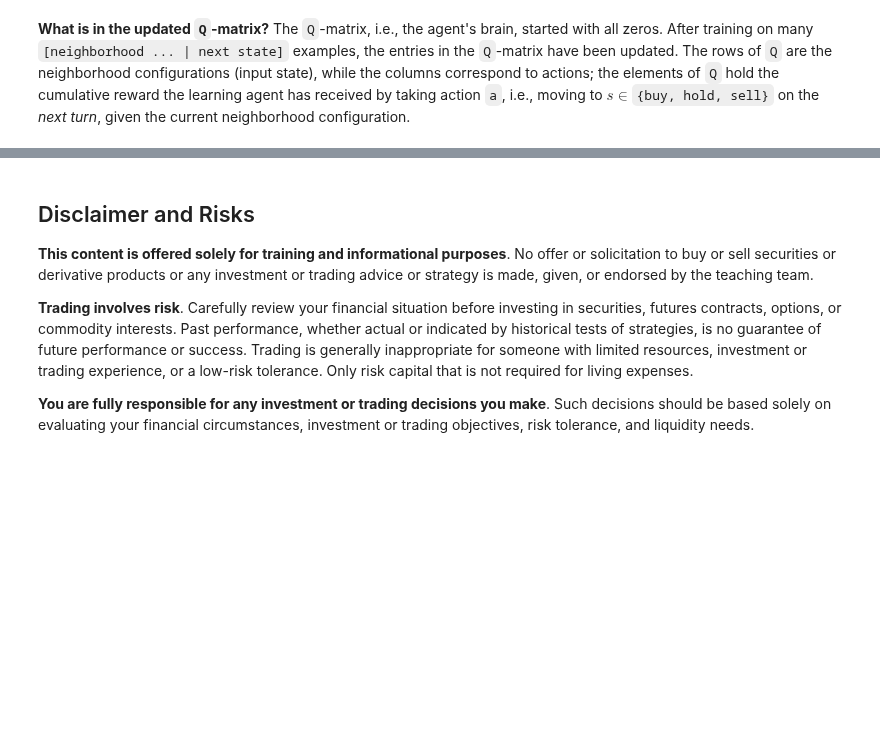
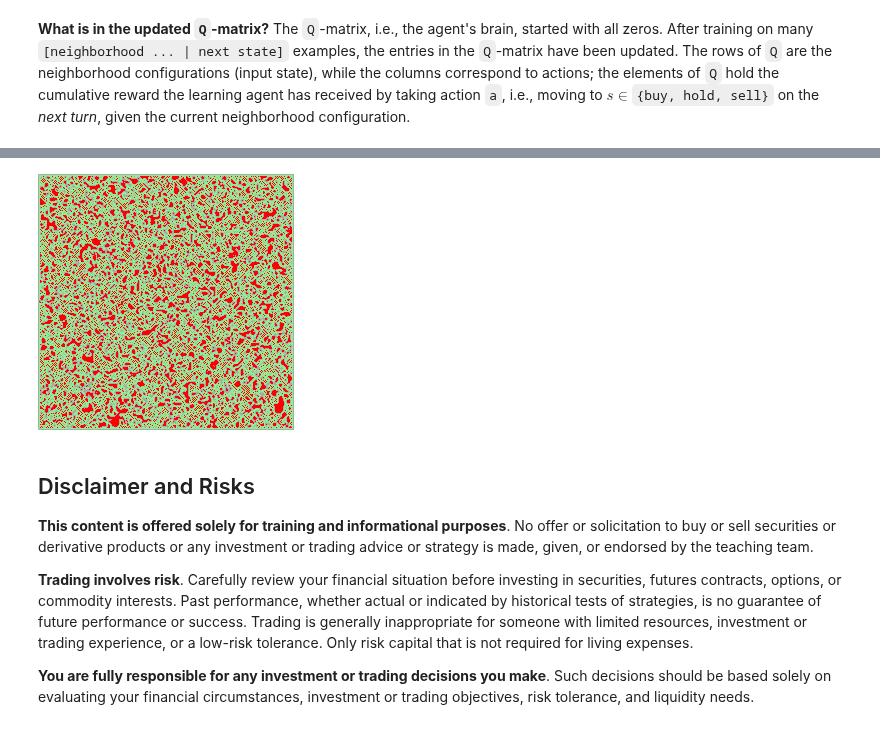
Before and after one commit to varnerlab/CHEME-5660-CourseRepository-Fall-2024, a Jupyter notebook: lectures/week-14/L14a/CHEME-5660-L14a-Wolfram-ImitationLearning-WorkedExample-Fall-2024.ipynb, the cells around one changed output, grey strips where cells are left out. Saved outputs shown, nothing was run; the diff lists cells and outputs as text; code cells hidden in the pictures; blank space fills up the shorter version.

```diff
--- a/lectures/week-14/L14a/CHEME-5660-L14a-Wolfram-ImitationLearning-WorkedExample-Fall-2024.ipynb
+++ b/lectures/week-14/L14a/CHEME-5660-L14a-Wolfram-ImitationLearning-WorkedExample-Fall-2024.ipynb
@@ -549,0 +248,3 @@ end
+# %%
+estimated_rule_index = [π̂[i]*(number_of_colors^(i)) for i ∈ 0:(number_of_states - 1)] |> sum
+println("The rule_index for the estimated policy = $(estimated_rule_index)")
@@ -549,0 +256,6 @@ end
+# %%
+estimated_policy_model = build(MyTwoDimensionalTotalisticWolframRuleModel, (
+    index = estimated_rule_index, # not the same as the original rule
+    colors = number_of_colors,
+    radius = radius,
+));
@@ -549,0 +267,2 @@ end
+# %%
+estimated_policy_frames = solve(estimated_policy_model, initialstate, steps = number_of_iterations);
@@ -550,3 +305,17 @@ end
+# %%
+let
+    myframe = estimated_policy_frames[turn_index_to_view]
+    frame_to_visualize = myframe;
+    new_display_frame = Array{RGB,2}(undef, number_of_rows, number_of_columns);
+    for j ∈ 1:number_of_rows
+        for k ∈ 1:number_of_columns
+            new_display_frame[j,k] = frame_to_visualize[j,k] |> s -> my_color_dictionary[s];
+        end
+    end
+    display(new_display_frame)
+end
+# %% [output]
+[figure, added]
 # %% [markdown]
 ## Disclaimer and Risks
 __This content is offered solely for training and informational purposes__. No offer or solicitation to buy or sell securities or derivative products or any investment or trading advice or strategy is made, given, or endorsed by the teaching team.
```
Also changed, not shown: parts of 65 cells of this notebook, 3 other files.
